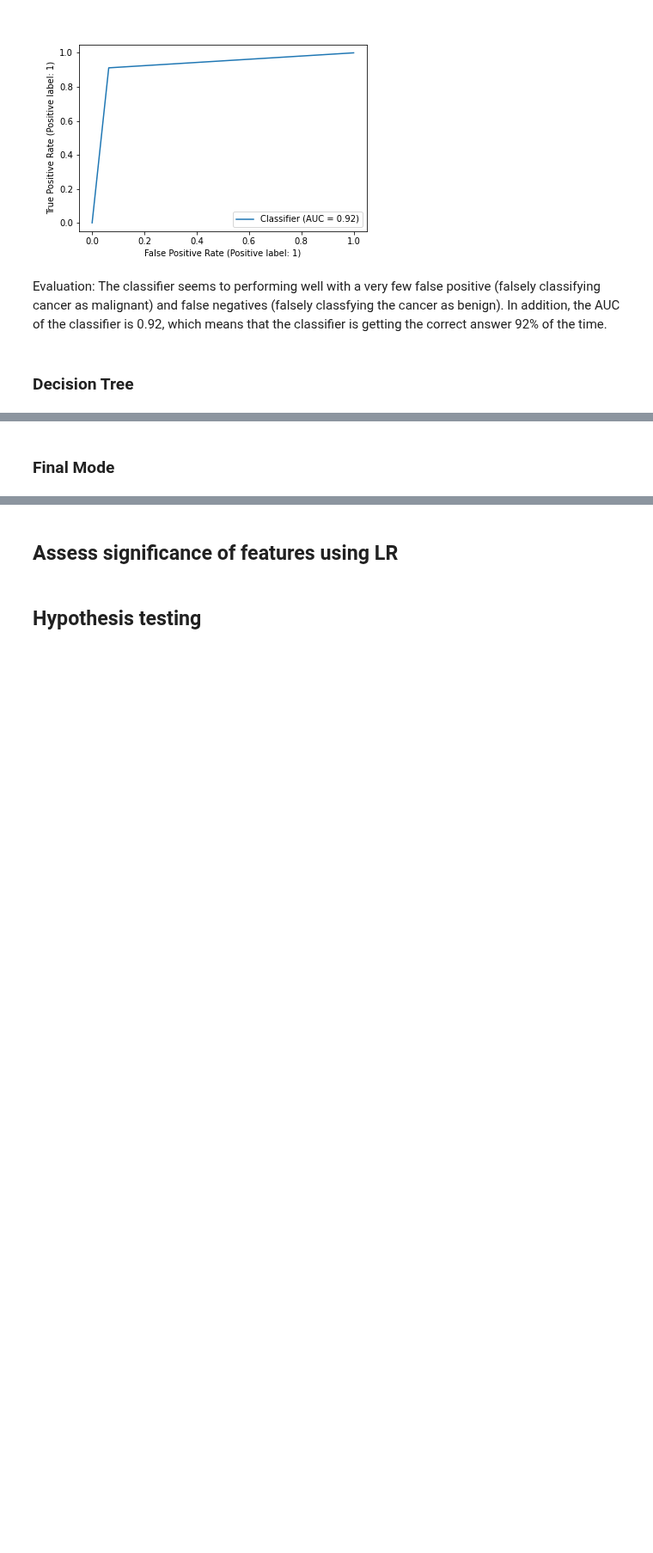
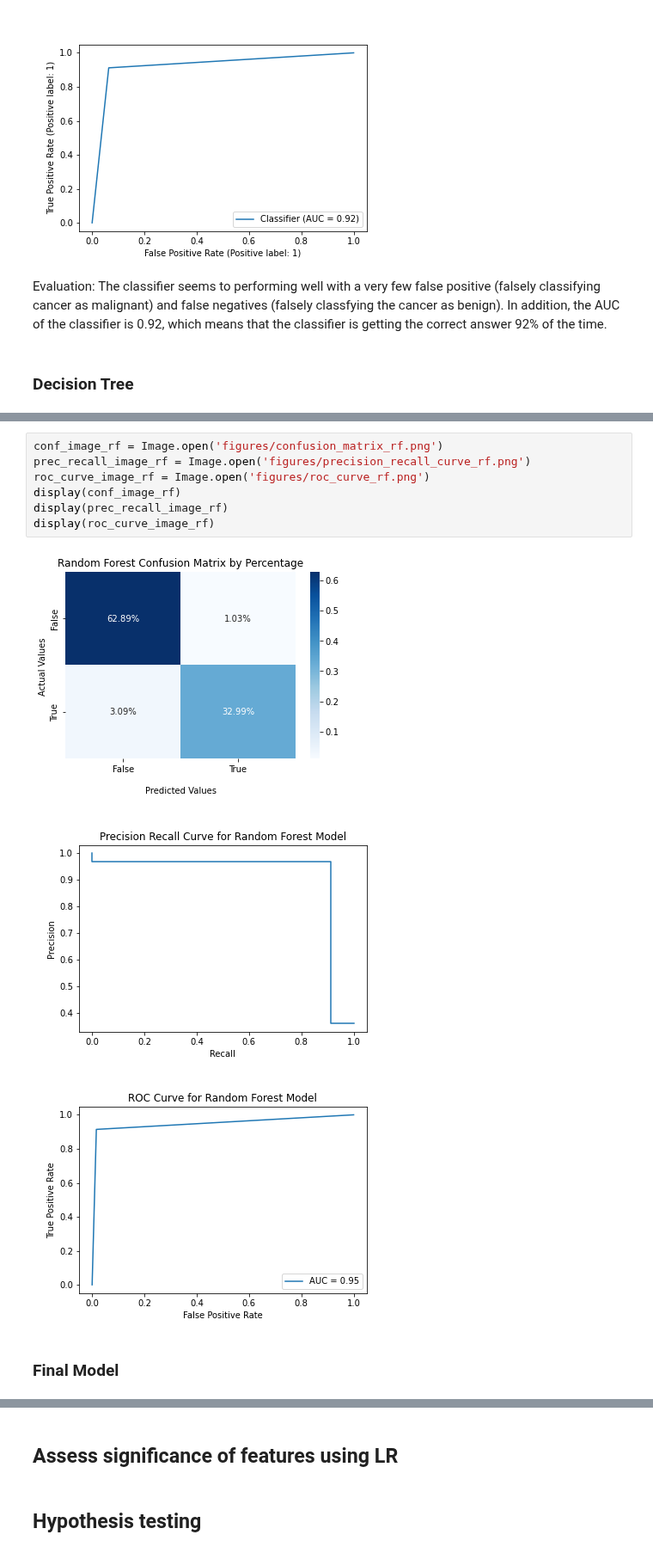
Before and after one commit to UCB-stat-159-s22/hw07-Group26, a Jupyter notebook: _sources/main.ipynb, the cells around one changed output, grey strips where cells are left out. Shown at 86% size. Drawn from its saved outputs; the diff is of its cells as text; blank space fills up the shorter version.

```diff
--- a/_sources/main.ipynb
+++ b/_sources/main.ipynb
@@ -59,2 +95,13 @@ Evaluation: The classifier seems to performing well with a very few false positi
+# %%
+conf_image_rf = Image.open('figures/confusion_matrix_rf.png')
+prec_recall_image_rf = Image.open('figures/precision_recall_curve_rf.png')
+roc_curve_image_rf = Image.open('figures/roc_curve_rf.png')
+display(conf_image_rf)
+display(prec_recall_image_rf)
+display(roc_curve_image_rf)
+# %% [output]
+[figure, added]
+[figure, added]
+[figure, added]
 # %% [markdown]
-### Final Mode
+### Final Model
```
Also changed, not shown: parts of 11 cells of this notebook, 38 other files.
